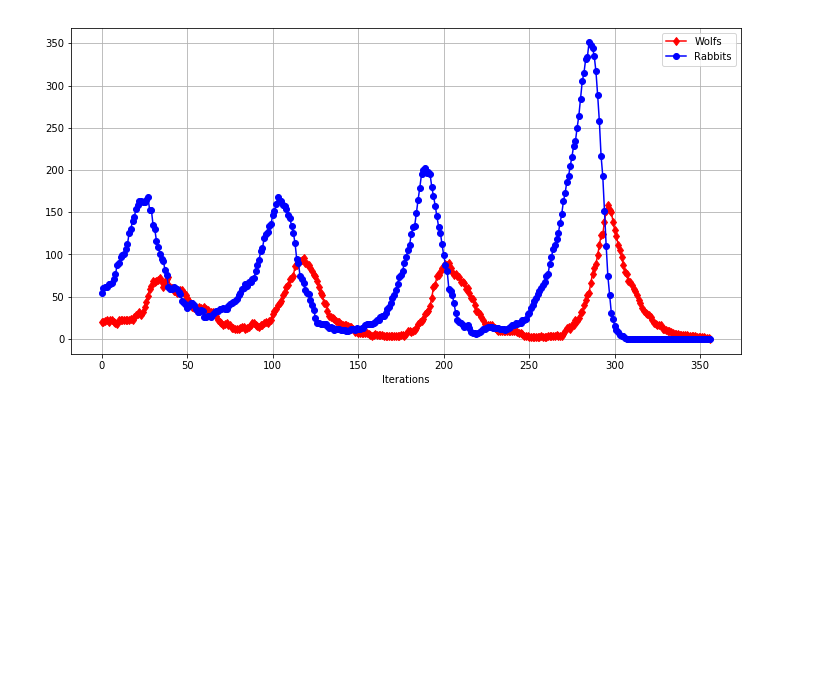
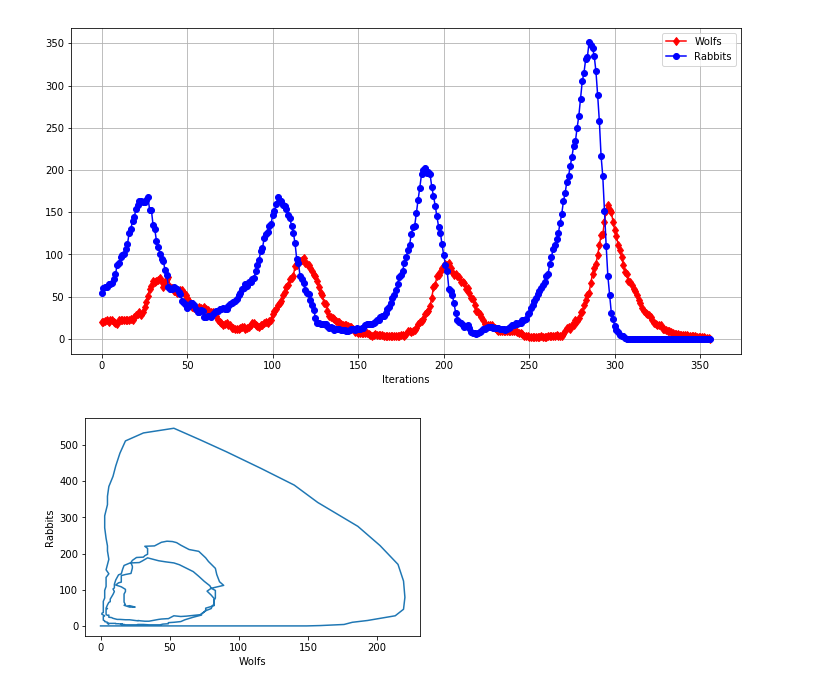
Before and after one commit to dsanmartin/INF384-HW, a Jupyter notebook: Predator_Prey/discrete.ipynb, the cells around one changed output. Drawn from its saved outputs; the diff is of its cells as text; code cells hidden in the pictures; blank space fills up the shorter version.

```diff
--- a/Predator_Prey/discrete.ipynb
+++ b/Predator_Prey/discrete.ipynb
@@ -28,6 +28,12 @@ def plotWorld(i, pop):
     plt.yticks(np.arange(0, N))
     plt.grid()
     plt.show()
+# %%
+def plotLH(stats):
+    plt.plot(stats[:,0], stats[:,1])
+    plt.xlabel("Wolfs")
+    plt.ylabel("Rabbits")
+    plt.show()
 # %%
 # Predator and prey movement
 def moveL(L):
@@ -159,3 +165,7 @@ If you're reading this message in another notebook frontend (for example, a stat
 plotStats(np.array(stats))
 # %% [output]
 [figure]
+# %%
+plotLH(stats)
+# %% [output]
+[figure, added]
```
Also changed, not shown: parts of 2 cells of this notebook, 4 other files.
